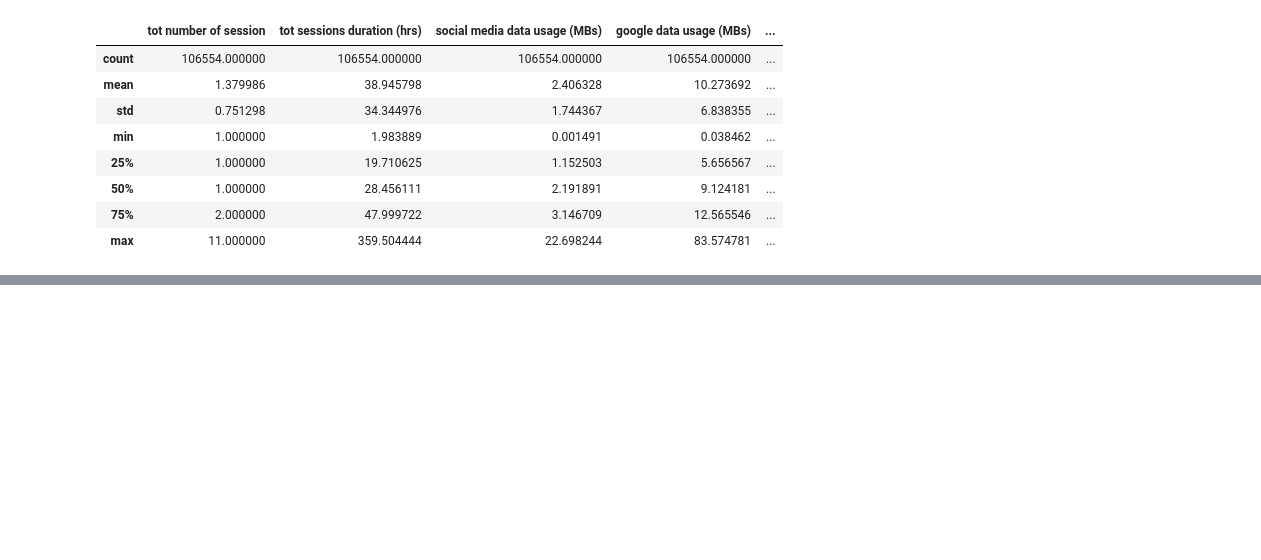
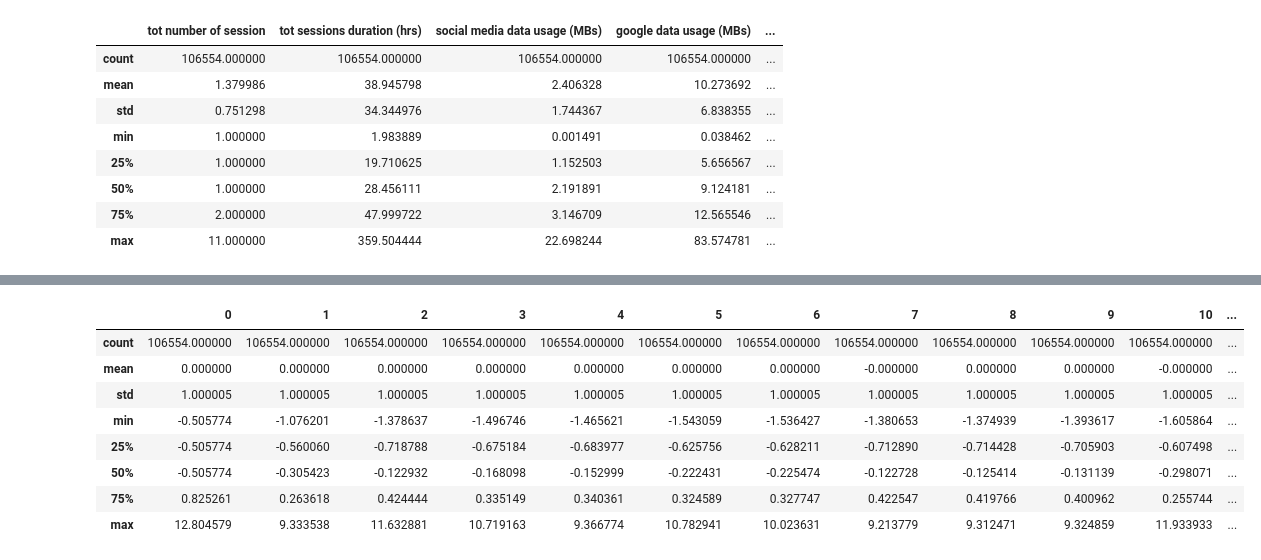
Before and after one commit to JimohAR/it_core_project1, a Jupyter notebook: src/notebooks/task1_exp.ipynb, the cells around one changed output, grey strips where cells are left out. Drawn from its saved outputs; the diff is of its cells as text; code cells hidden in the pictures; blank space fills up the shorter version.

```diff
--- a/src/notebooks/task1_exp.ipynb
+++ b/src/notebooks/task1_exp.ipynb
@@ -23,5 +26,5 @@ if "google.colab" in str(get_ipython()):
     path = os.getcwd() + "/data/"
 else:
     print("\n>> set up path to the data directory")
-    path = os.path.dirname(os.getcwd()) + "/data/"
+    path = os.path.abspath(os.getcwd() + "/../../data") + "/"
 # %% [output]
@@ -95,4 +83,4 @@ Aggregate per user the following information in the column
 - the total download (DL) and upload (UL) data
 - the total data volume (in Bytes) during this session for each application
 # %%
-data["MSISDN/Number"] = data["MSISDN/Number"].fillna(-999).astype("int")
+data["MSISDN/Number"] = data["MSISDN/Number"].fillna(-999).astype("int64")
@@ -357,0 +294,4 @@ dtype: object
+# %%
+## normalize data
+scaler = StandardScaler()
+agg_scaled = scaler.fit_transform(aggregates)
@@ -357,0 +310,12 @@ dtype: object
+# %%
+pd.DataFrame(agg_scaled).describe().style
+# %% [output]
+|  | 0 | 1 | 2 | 3 | 4 | 5 | 6 | 7 | 8 | 9 | 10 | ... |
+| count | 106554.000000 | 106554.000000 | 106554.000000 | 106554.000000 | 106554.000000 | 106554.000000 | 106554.000000 | 106554.000000 | 106554.000000 | 106554.000000 | 106554.000000 | ... |
+| mean | 0.000000 | 0.000000 | 0.000000 | 0.000000 | 0.000000 | 0.000000 | 0.000000 | -0.000000 | 0.000000 | 0.000000 | -0.000000 | ... |
+| std | 1.000005 | 1.000005 | 1.000005 | 1.000005 | 1.000005 | 1.000005 | 1.000005 | 1.000005 | 1.000005 | 1.000005 | 1.000005 | ... |
+| min | -0.505774 | -1.076201 | -1.378637 | -1.496746 | -1.465621 | -1.543059 | -1.536427 | -1.380653 | -1.374939 | -1.393617 | -1.605864 | ... |
+| 25% | -0.505774 | -0.560060 | -0.718788 | -0.675184 | -0.683977 | -0.625756 | -0.628211 | -0.712890 | -0.714428 | -0.705903 | -0.607498 | ... |
+| 50% | -0.505774 | -0.305423 | -0.122932 | -0.168098 | -0.152999 | -0.222431 | -0.225474 | -0.122728 | -0.125414 | -0.131139 | -0.298071 | ... |
+| 75% | 0.825261 | 0.263618 | 0.424444 | 0.335149 | 0.340361 | 0.324589 | 0.327747 | 0.422547 | 0.419766 | 0.400962 | 0.255744 | ... |
+| max | 12.804579 | 9.333538 | 11.632881 | 10.719163 | 9.366774 | 10.782941 | 10.023631 | 9.213779 | 9.312471 | 9.324859 | 11.933933 | ... |
```
Also changed, not shown: parts of 19 cells of this notebook, 6 other files.
